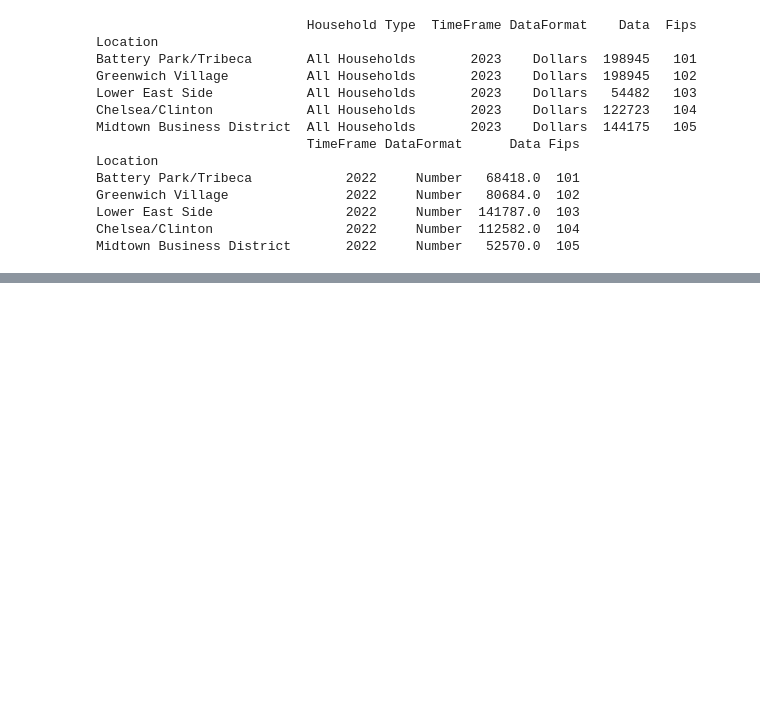
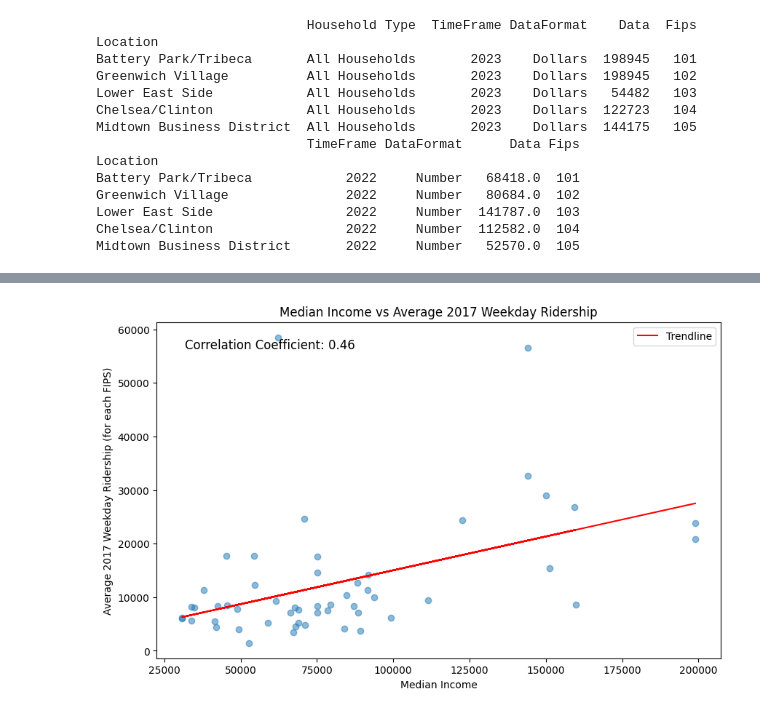
Before and after one commit to We-Gold/ds-501-cs4-public, a Jupyter notebook: deena_conjecture.ipynb, the cells around one changed output, grey strips where cells are left out. Drawn from its saved outputs; the diff is of its cells as text; code cells hidden in the pictures; blank space fills up the shorter version.

```diff
--- a/deena_conjecture.ipynb
+++ b/deena_conjecture.ipynb
@@ -333,0 +351,12 @@ filtered_total_population["Population Density"] = (
+# %%
+import pandas as pd
+
+#load csv
+df = pd.read_csv("demographic_data/ridership_data.csv")
+
+# Convert all columns to numeric
+df = df.apply(pd.to_numeric, errors='coerce')
+
+# Print the new column types
+print("\nUpdated dtypes:")
+print(df.dtypes)
@@ -333,0 +381,55 @@ filtered_total_population["Population Density"] = (
+# %%
+import matplotlib.pyplot as plt
+import numpy as np
+import pandas as pd
+
+income_df = (
+    filtered_median_income.reset_index()[["Fips", "Data"]]
+    .rename(columns={"Data": "Median Income"}))
+
+df["Fips"] = pd.to_numeric(df["Fips"], errors="coerce")
+df["2017 Weekday"] = pd.to_numeric(df["2017 Weekday"], errors="coerce")
+
+ridership_avg = (
+    df.groupby("Fips")["2017 Weekday"]
+    .mean()
+    .reset_index()
+    .rename(columns={"2017 Weekday": "Average Weekday Ridership"})
+)
+
+#print(ridership_avg.head())
+
+merged = pd.merge(income_df, ridership_avg, on="Fips", how="inner")
+#print(merged.head())
+merged = merged.dropna()
+
+x = merged["Median Income"]
+y = merged["Average Weekday Ridership"]
+
+plt.figure(figsize=(10, 6))
+plt.scatter(x, y, alpha=0.5)
+
+plt.title("Median Income vs Average 2017 Weekday Ridership")
+plt.xlabel("Median Income")
+plt.ylabel("Average 2017 Weekday Ridership (for each FIPS)")
+
+# Regression
+z = np.polyfit(x, y, 1)
+p = np.poly1d(z)
+plt.plot(x, p(x), color="red", label="Trendline")
+plt.legend()
+
+# Correlation coefficient
+correlation_coefficient = x.corr(y)
+plt.text(
+    0.05,
+    0.95,
+    f"Correlation Coefficient: {correlation_coefficient:.2f}",
+    transform=plt.gca().transAxes,
+    fontsize=12,
+    verticalalignment="top",
+)
+
+plt.show()
+# %% [output]
+[figure, added]
```
Also changed, not shown: parts of 7 cells of this notebook.
